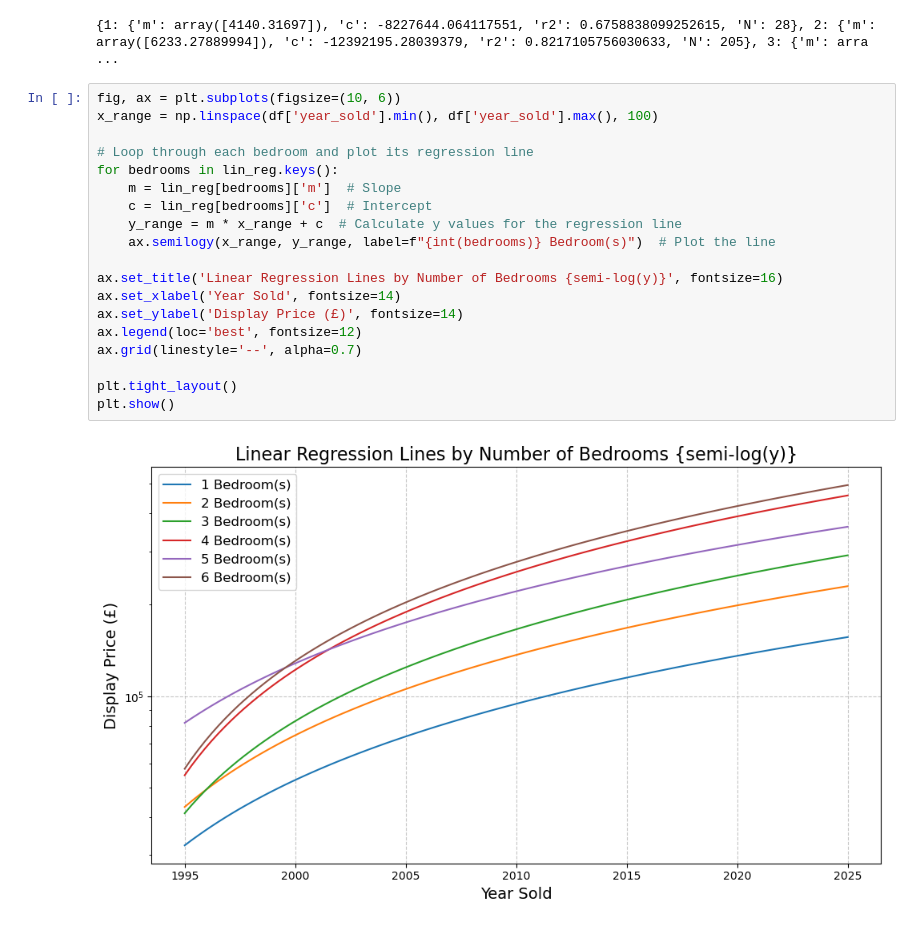
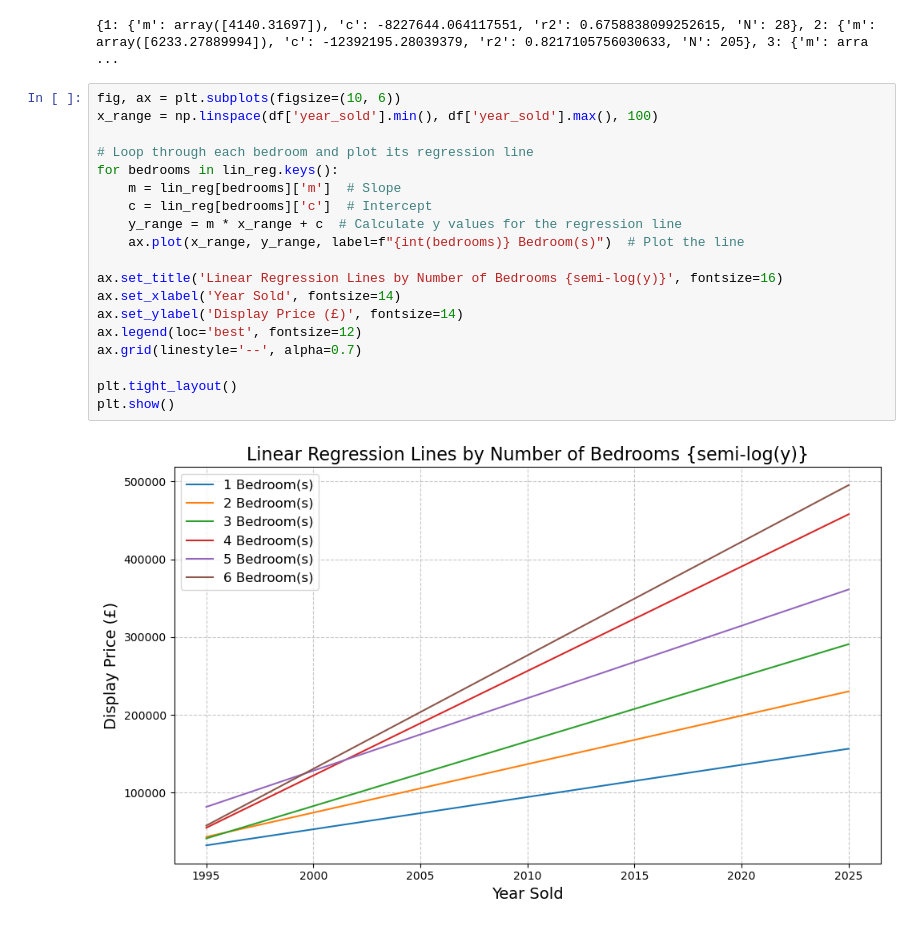
Before and after one commit to RoryThomas16/Cardiff-Housing-Price-Predictor, a Jupyter notebook: Cardiff-Housing_Price_Predictor.ipynb, the cells around one changed output. Drawn from its saved outputs; the diff is of its cells as text.

```diff
--- a/Cardiff-Housing_Price_Predictor.ipynb
+++ b/Cardiff-Housing_Price_Predictor.ipynb
@@ -205,21 +214,21 @@ print(lin_reg)
 # %%
 fig, ax = plt.subplots(figsize=(10, 6))
 x_range = np.linspace(df['year_sold'].min(), df['year_sold'].max(), 100)
 
 # Loop through each bedroom and plot its regression line
 for bedrooms in lin_reg.keys():
     m = lin_reg[bedrooms]['m']  # Slope
     c = lin_reg[bedrooms]['c']  # Intercept
     y_range = m * x_range + c  # Calculate y values for the regression line
-    ax.semilogy(x_range, y_range, label=f"{int(bedrooms)} Bedroom(s)")  # Plot the line
+    ax.plot(x_range, y_range, label=f"{int(bedrooms)} Bedroom(s)")  # Plot the line
 
 ax.set_title('Linear Regression Lines by Number of Bedrooms {semi-log(y)}', fontsize=16)
 ax.set_xlabel('Year Sold', fontsize=14)
 ax.set_ylabel('Display Price (£)', fontsize=14)
 ax.legend(loc='best', fontsize=12)
 ax.grid(linestyle='--', alpha=0.7)
 
 plt.tight_layout()
 plt.show()
 # %% [output]
-[figure, old version]
+[figure, new version]
```
Also changed, not shown: parts of 3 cells of this notebook, 2 other files.
